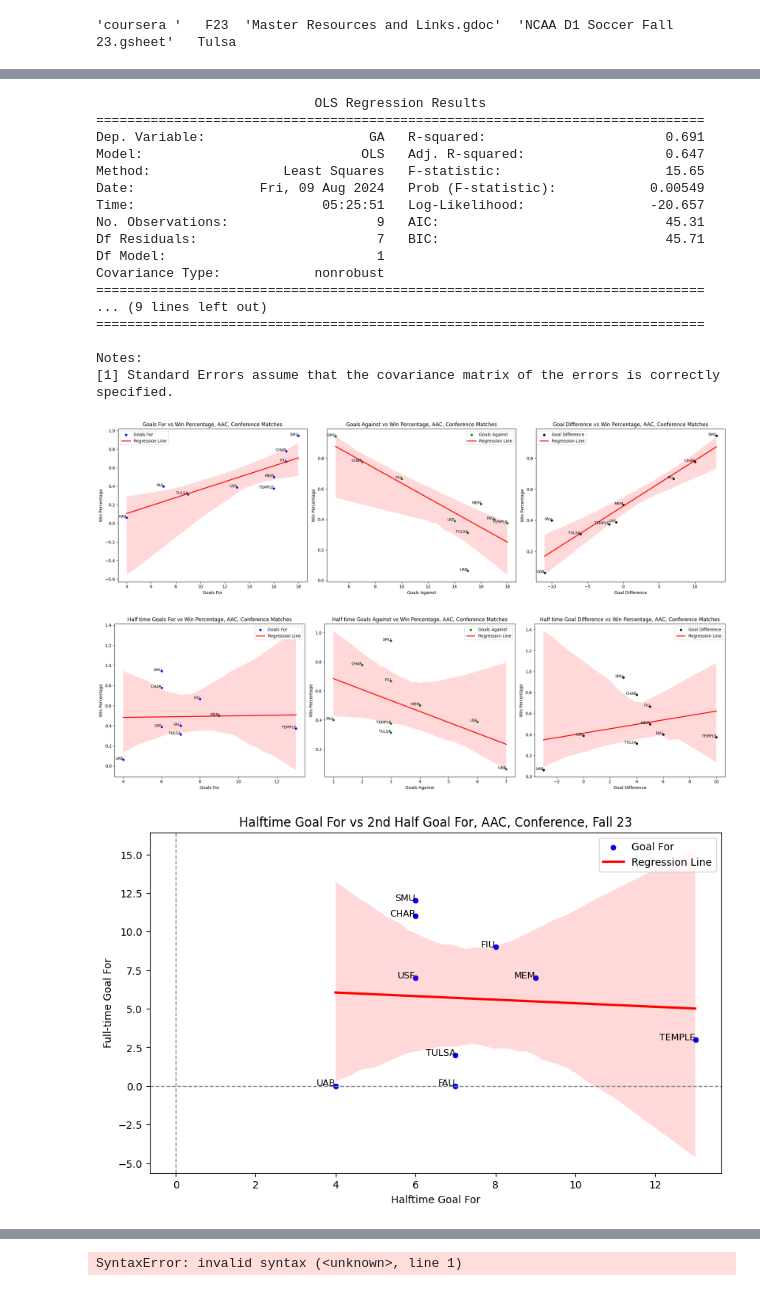
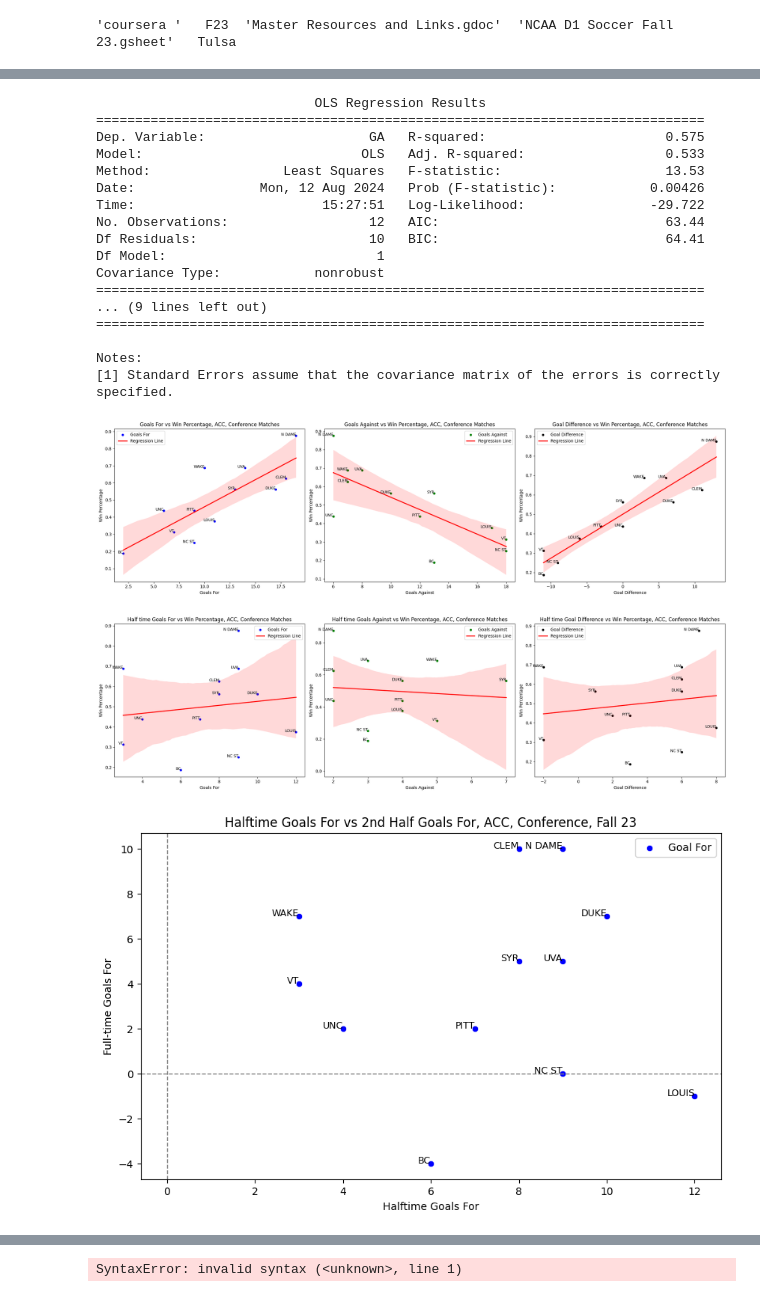
Before and after one commit to AimanFariz/Soccer-Analytics, a Jupyter notebook: NCAA_D1_F23_ACC.ipynb, the cells around one changed output, grey strips where cells are left out. Saved outputs shown, nothing was run; the diff lists cells and outputs as text; code cells hidden in the pictures.

```diff
--- a/NCAA_D1_F23_ACC.ipynb
+++ b/NCAA_D1_F23_ACC.ipynb
@@ -148,6 +135,7 @@ ACC_F23_conference_Merged['2GD'] = ACC_F23_conference_Merged['2GF'] - ACC_F23_co
 ACC_F23_conference_Merged['Change_GD'] = ACC_F23_conference_Merged['2GD'] - ACC_F23_conference_Merged['HTGD']
 ACC_F23_conference_Merged['awpc'] = ACC_F23_conference_Merged['awinvalue'] / ACC_F23_conference_Merged['Pa'] *100
 ACC_F23_conference_Merged['hwpc'] = ACC_F23_conference_Merged['hwinvalue'] / ACC_F23_conference_Merged['Ph'] *100
+ACC_F23_conference_Merged['awpc:hwpc'] = ACC_F23_conference_Merged['awpc'] / ACC_F23_conference_Merged['hwpc']
 ACC_F23_conference_Merged['wpc'] = ACC_F23_conference_Merged['W']/ACC_F23_conference_Merged['G']
 ACC_F23_conference_Merged['pyth'] = ACC_F23_conference_Merged['GF']**2/(ACC_F23_conference_Merged['GF']**2 + ACC_F23_conference_Merged['GA']**2)
 ACC_F23_conference_Merged['pyth_ht'] = ACC_F23_conference_Merged['HTGF']**2/(ACC_F23_conference_Merged['HTGF']**2 + ACC_F23_conference_Merged['HTGA']**2)
@@ -182,13 +173,13 @@ print(pyth_lm.summary())
 # %% [output]
                             OLS Regression Results
 ==============================================================================
-Dep. Variable:                     GA   R-squared:                       0.691
-Model:                            OLS   Adj. R-squared:                  0.647
-Method:                 Least Squares   F-statistic:                     15.65
-Date:                Fri, 09 Aug 2024   Prob (F-statistic):            0.00549
-Time:                        05:25:51   Log-Likelihood:                -20.657
-No. Observations:                   9   AIC:                             45.31
-Df Residuals:                       7   BIC:                             45.71
+Dep. Variable:                     GA   R-squared:                       0.575
+Model:                            OLS   Adj. R-squared:                  0.533
+Method:                 Least Squares   F-statistic:                     13.53
+Date:                Mon, 12 Aug 2024   Prob (F-statistic):            0.00426
+Time:                        15:27:51   Log-Likelihood:                -29.722
+No. Observations:                  12   AIC:                             63.44
+Df Residuals:                      10   BIC:                             64.41
 Df Model:                           1
 Covariance Type:            nonrobust
 ==============================================================================
@@ -263,7 +254,7 @@ axes[2].legend()
 plt.tight_layout()
 plt.show()
 # %% [output]
-[figure, old version]
+[figure, new version]
 # %%
 import pandas as pd
 import matplotlib.pyplot as plt
@@ -330,27 +321,27 @@ axes[2].legend()
 plt.tight_layout()
 plt.show()
 # %% [output]
-[figure, old version]
+[figure, new version]
 # %%
 # Plot Halftime Goal Difference vs Full-time Goal Difference
 plt.figure(figsize=(10, 6))
 sns.scatterplot(x='HTGF', y='2GF', data=ACC_F23_conference_Merged, color='blue', label='Goal For')
-sns.regplot(x='HTGF', y='2GF', data=ACC_F23_conference_Merged, scatter=False, color='red', label='Regression Line')
+# sns.regplot(x='HTGF', y='2GF', data=ACC_F23_conference_Merged, scatter=False, color='red', label='Regression Line')
 # Add team labels to the plot
 for i in range(ACC_F23_conference_Merged.shape[0]):
     plt.text(ACC_F23_conference_Merged['HTGF'][i],
              ACC_F23_conference_Merged['2GF'][i],
              ACC_F23_conference_Merged['Teams'][i],
              fontsize=9, ha='right')
-plt.title('Halftime Goal For vs 2nd Half Goal For, ACC, Conference, Fall 23')
-plt.xlabel('Halftime Goal For')
-plt.ylabel('Full-time Goal For')
+plt.title('Halftime Goals For vs 2nd Half Goals For, ACC, Conference, Fall 23')
+plt.xlabel('Halftime Goals For')
+plt.ylabel('Full-time Goals For')
 plt.axhline(0, color='gray', linestyle='--', linewidth=1)
 plt.axvline(0, color='gray', linestyle='--', linewidth=1)
 plt.legend()
 plt.show()
 # %% [output]
-[figure, old version]
+[figure, new version]
 # %%
 # Plot Halftime Goal Difference vs Full-time Goal Difference
 plt.figure(figsize=(10, 6))
```
Also changed, not shown: parts of 42 cells of this notebook.
